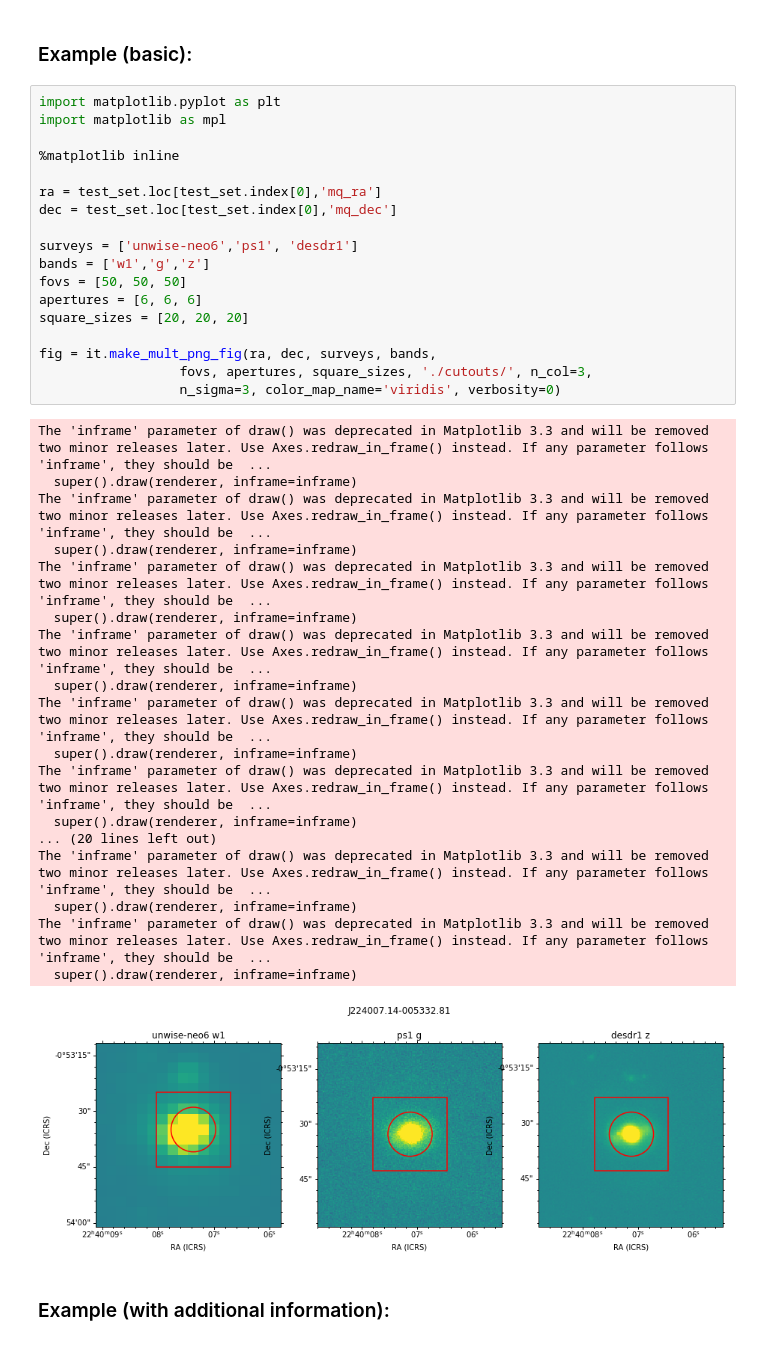
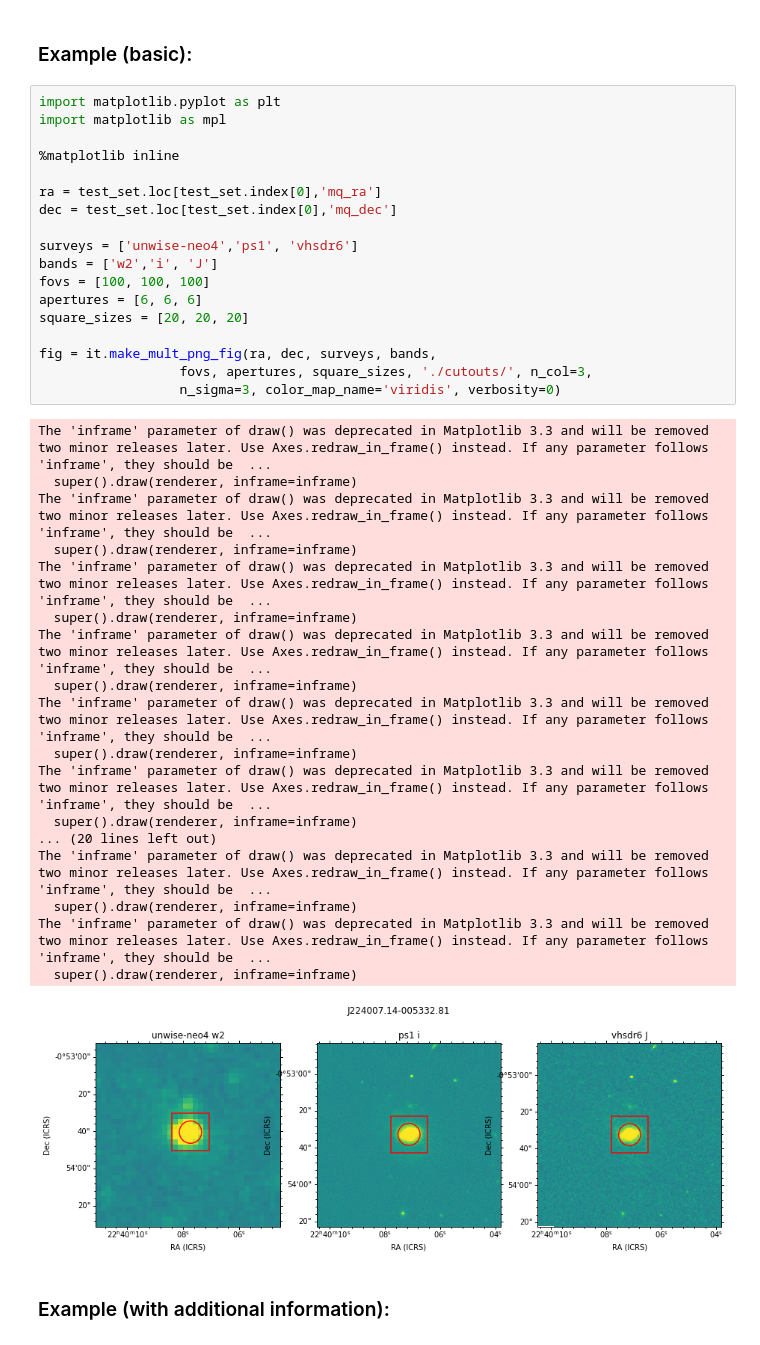
Before and after one commit to jtschindler/qso_toolbox, a Jupyter notebook: examples/HowTo-1-DownloadingImageCutouts.ipynb, the cells around one changed output. Cells and saved outputs as stored; diff of their text form.

```diff
--- a/examples/HowTo-1-DownloadingImageCutouts.ipynb
+++ b/examples/HowTo-1-DownloadingImageCutouts.ipynb
@@ -295,37 +286,37 @@ import matplotlib as mpl
 
 %matplotlib inline
 
 ra = test_set.loc[test_set.index[0],'mq_ra']
 dec = test_set.loc[test_set.index[0],'mq_dec']
 
-surveys = ['unwise-neo6','ps1', 'desdr1']
-bands = ['w1','g','z']
-fovs = [50, 50, 50]
+surveys = ['unwise-neo4','ps1', 'vhsdr6']
+bands = ['w2','i', 'J']
+fovs = [100, 100, 100]
 apertures = [6, 6, 6]
 square_sizes = [20, 20, 20]
 
 fig = it.make_mult_png_fig(ra, dec, surveys, bands,
                   fovs, apertures, square_sizes, './cutouts/', n_col=3,
                   n_sigma=3, color_map_name='viridis', verbosity=0)
 # %% [output]
 The 'inframe' parameter of draw() was deprecated in Matplotlib 3.3 and will be removed two minor releases later. Use Axes.redraw_in_frame() instead. If any parameter follows 'inframe', they should be  ...
   super().draw(renderer, inframe=inframe)
 The 'inframe' parameter of draw() was deprecated in Matplotlib 3.3 and will be removed two minor releases later. Use Axes.redraw_in_frame() instead. If any parameter follows 'inframe', they should be  ...
   super().draw(renderer, inframe=inframe)
 The 'inframe' parameter of draw() was deprecated in Matplotlib 3.3 and will be removed two minor releases later. Use Axes.redraw_in_frame() instead. If any parameter follows 'inframe', they should be  ...
   super().draw(renderer, inframe=inframe)
 The 'inframe' parameter of draw() was deprecated in Matplotlib 3.3 and will be removed two minor releases later. Use Axes.redraw_in_frame() instead. If any parameter follows 'inframe', they should be  ...
   super().draw(renderer, inframe=inframe)
 The 'inframe' parameter of draw() was deprecated in Matplotlib 3.3 and will be removed two minor releases later. Use Axes.redraw_in_frame() instead. If any parameter follows 'inframe', they should be  ...
   super().draw(renderer, inframe=inframe)
 The 'inframe' parameter of draw() was deprecated in Matplotlib 3.3 and will be removed two minor releases later. Use Axes.redraw_in_frame() instead. If any parameter follows 'inframe', they should be  ...
   super().draw(renderer, inframe=inframe)
 ... (20 lines left out)
 The 'inframe' parameter of draw() was deprecated in Matplotlib 3.3 and will be removed two minor releases later. Use Axes.redraw_in_frame() instead. If any parameter follows 'inframe', they should be  ...
   super().draw(renderer, inframe=inframe)
 The 'inframe' parameter of draw() was deprecated in Matplotlib 3.3 and will be removed two minor releases later. Use Axes.redraw_in_frame() instead. If any parameter follows 'inframe', they should be  ...
   super().draw(renderer, inframe=inframe)
-[figure, old version]
+[figure, new version]
 # %% [markdown]
 ### Example (with additional information):
 # %%
```
Also changed, not shown: parts of 7 cells of this notebook, 6 other files.
